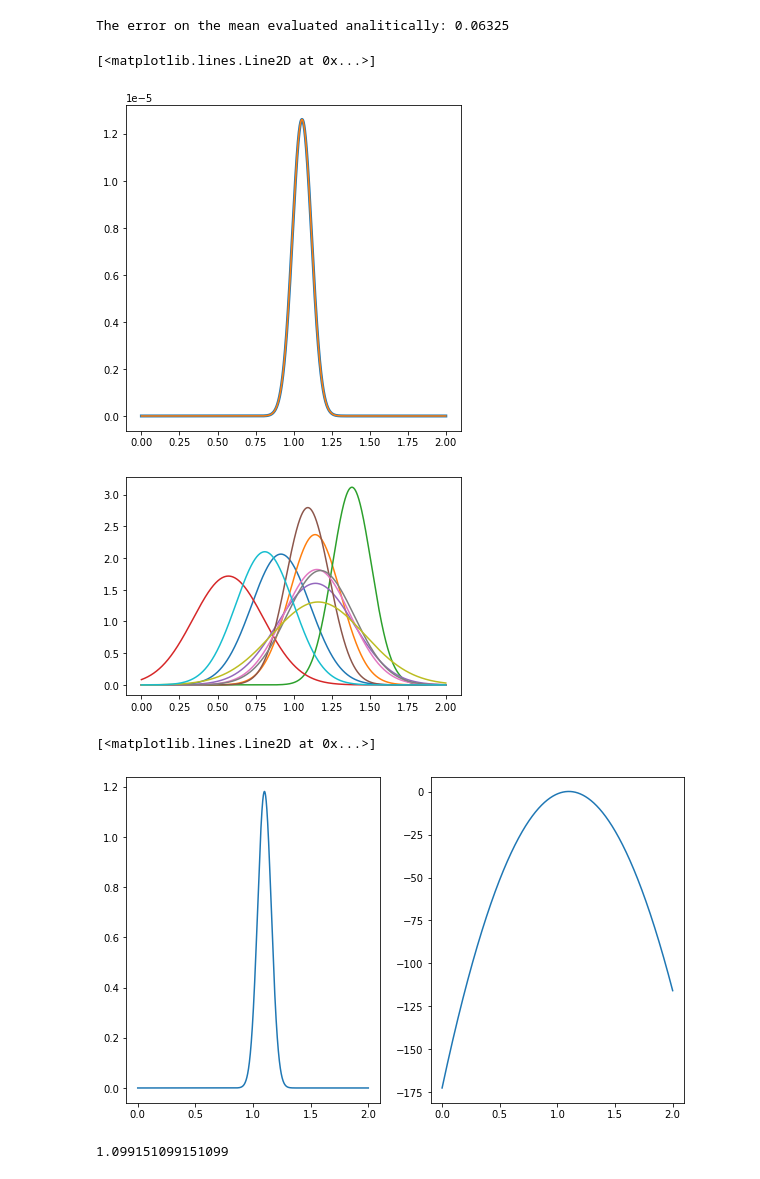
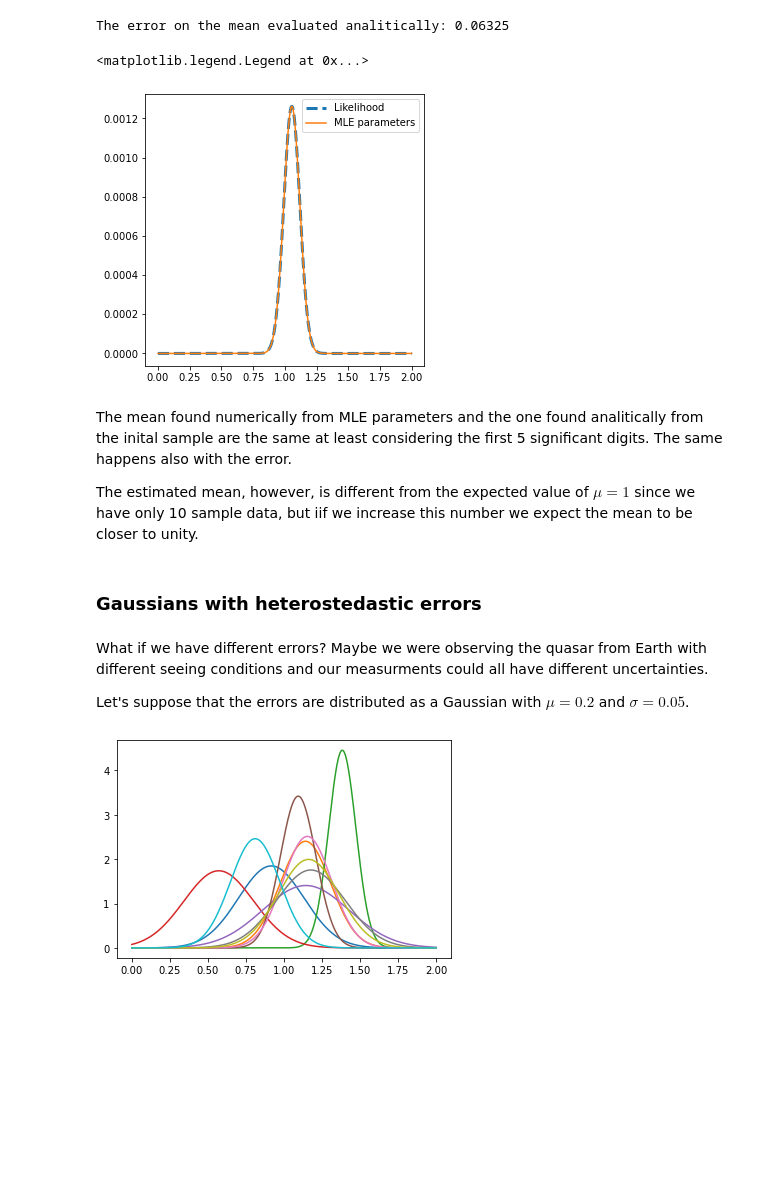
Before and after one commit to giuliapru/astrostatistics_bicocca_2022, a Jupyter notebook: working/L05_MLE_quasar_position.ipynb, the cells around one changed output. Cells and saved outputs as stored; diff of their text form; code cells hidden in the pictures; blank space fills up the shorter version.

```diff
--- a/working/L05_MLE_quasar_position.ipynb
+++ b/working/L05_MLE_quasar_position.ipynb
@@ -16,7 +18,7 @@ N_obs = 10                       #number of observations
 np.random.seed(29)
 x = gauss.rvs(N_obs)             #values of the observations
 
-x_axis = np.linspace(0,2, int(1e6))
+x_axis = np.linspace(0,2, 10000)
 
 L = 1     #Likelihood function (initialised to 1 since I have to multiply stuff here)
 ln_L = 0  #log_Likelihood function (initialised to 0 since I have to sum stuff here)
@@ -65,11 +87,11 @@ The two values are exactly equal until the fifth significative number.
 # %%
-#evaluating the error on the mean from the Likelihood
+#evaluating sigma from the Likelihood
 
 width = (x_axis[1:] - x_axis[:-1])[0]     #dx between each point of the x-grid
 second_der = np.diff(ln_L, n=2)/width**2  #second derivative of the log_L
 
-mean_err = (-1*second_der[ind_max-1])**(-0.5) #error on the mean estimated from the likelihood
-print('The error on the mean as estimated from the Likelihood is: %.5f' %mean_err)
+err = (-1*second_der[ind_max-1])**(-0.5) #sigma estimated from the likelihood
+print('The error on the mean as estimated from the Likelihood is: %.5f' %err)
 # %% [output]
 The error on the mean as estimated from the Likelihood is: 0.06325
 # %%
@@ -80,19 +101,34 @@ print('The error on the mean evaluated analitically: %.5f' %sigma_est)
 # %% [output]
 The error on the mean evaluated analitically: 0.06325
 # %%
-fig, ax = plt.subplots(1,1, figsize=(6,6))
-resulting_g = norm.pdf(x_axis, loc=max_L, scale = sigma_est)
+#comparing the likelihood with the resulting MLE distribution
+fig, ax = plt.subplots(1,1, figsize=(5,5))
 
-ax.plot(x_axis, L/np.sum(L), lw=3)
-ax.plot(x_axis, resulting_g/np.sum(resulting_g))
+resulting_g = norm.pdf(x_axis, loc=max_L, scale = mean_err) #gaussian generated from MLE parameters
+
+ax.plot(x_axis, L/np.sum(L), lw=3, label='Likelihood', ls='--')
+ax.plot(x_axis, resulting_g/np.sum(resulting_g), label='MLE parameters')
+ax.legend()
 # %% [output]
-[<matplotlib.lines.Line2D at 0x...>]
+<matplotlib.legend.Legend at 0x...>
-[figure, old version]
+[figure, new version]
+# %% [markdown]
+The mean found numerically from MLE parameters and the one found analitically from the inital sample are the same at least considering the first 5 significant digits. The same happens also with the error.
+
+The estimated mean, however, is different from the expected value of $\mu = 1$ since we have only 10 sample data, but iif we increase this number we expect the mean to be closer to unity.
+# %% [markdown]
+### Gaussians with heterostedastic errors
+# %% [markdown]
+What if we have different errors? Maybe we were observing the quasar from Earth with different seeing conditions and our measurments could all have different uncertainties.
+
+Let's suppose that the errors are distributed as a Gaussian with $\mu = 0.2$ and $\sigma = 0.05$.
 # %%
-gauss_err = norm(loc=0.2, scale=0.05)
-sigma = gauss_err.rvs(N_obs)
-L_h = 1
-ln_L_h = 0
+gauss_err = norm(loc=0.2, scale=0.05) #gaussian for uncertainties extraction
+np.random.seed(72)
+sigma = gauss_err.rvs(N_obs)          #errors for the observation
+
+L_h = 1     #Likelihood
+ln_L_h = 0  #log Likelihood
 
 for i in range(N_obs):
     gauss_measure = norm(loc = x[i], scale = sigma[i])
@@ -100,18 +136,4 @@ for i in range(N_obs):
     L_h = L_h *gauss_measure.pdf(x_axis)
     ln_L_h += gauss_measure.logpdf(x_axis)
 # %% [output]
-[figure, old version]
+[figure, new version]
-# %%
-fig, ax = plt.subplots(1,2, figsize=(10,6))
-
-ax[0].plot(x_axis, L_h)
-ax[1].plot(x_axis, ln_L_h)
-# %% [output]
-[<matplotlib.lines.Line2D at 0x...>]
-[figure, removed]
-# %%
-ind_max_h = np.argsort(L_h)[-1]
-max_L_h = x_axis[ind_max_h]
-print(max_L_h)
-# %% [output]
-1.099151099151099
```
Also changed, not shown: parts of 11 cells of this notebook.
